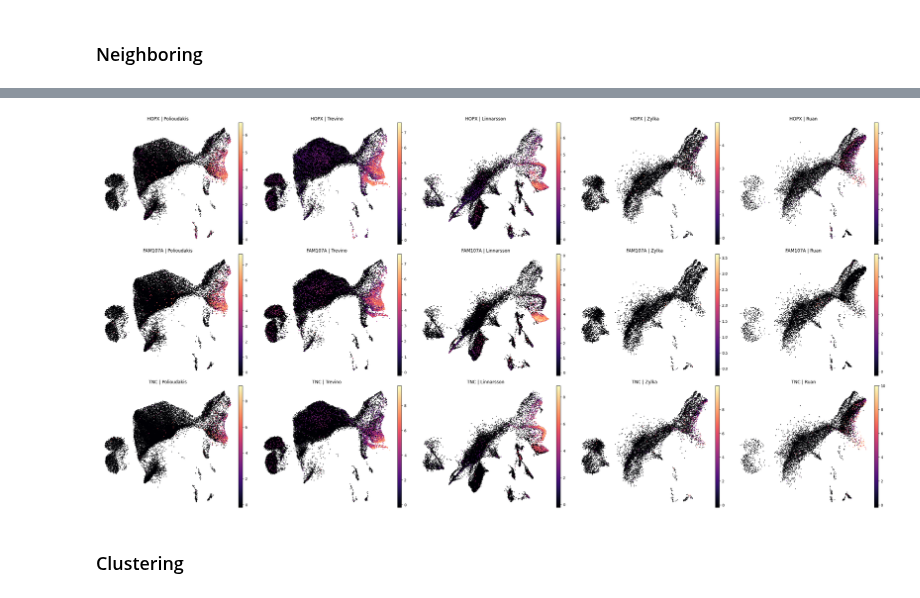
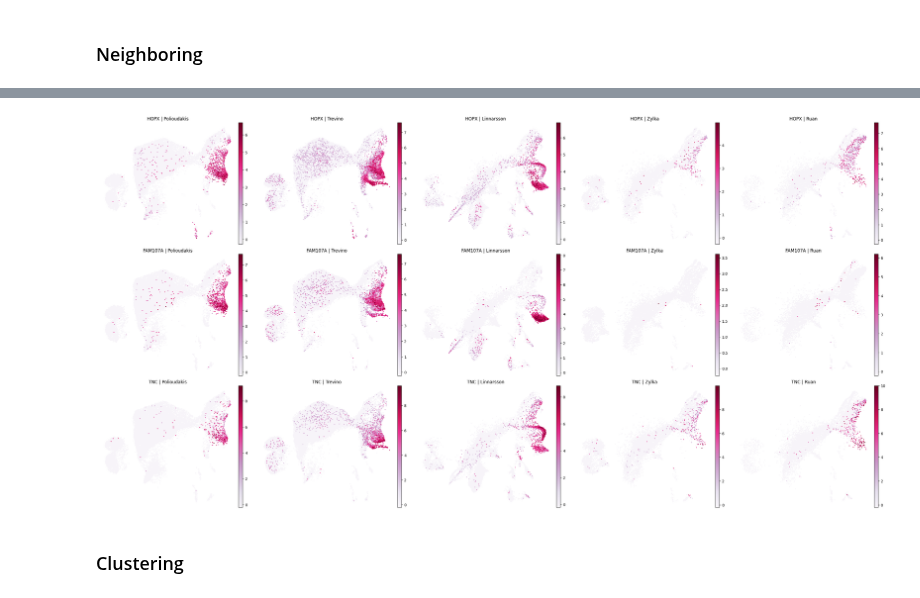
Before and after one commit to KalebicLab/ScDGomics, a Jupyter notebook: notebooks/scdgomics_clustering.ipynb, the cells around one changed output, grey strips where cells are left out. Cells and saved outputs as stored; diff of their text form; code cells hidden in the pictures.

```diff
--- a/notebooks/scdgomics_clustering.ipynb
+++ b/notebooks/scdgomics_clustering.ipynb
@@ -140,36 +140,36 @@ sc.tl.umap(adata, random_state = 111)
 # %%
 # List genes of interest
 genes = ['HOPX', 'FAM107A', 'TNC']
 
 # Define the subplots
 fig, axes = plt.subplots(len(genes), len(adata.obs['dataset_of_origin'].unique()), figsize = (6*len(adata.obs['dataset_of_origin'].unique()), 5*len(genes)))
 axes = axes.flatten()
 
 # Plot gene expression across datasets
 sp_index = 0
 for r_idx, gene in enumerate(genes):
     for d_idx, dataset in enumerate(adata.obs['dataset_of_origin'].unique()):
         ax = axes[sp_index]
         sc.pl.umap(
             adata[adata.obs['dataset_of_origin'] == dataset],
             color = gene,
             ax = ax,
             show = False,
-            size = 15,
+            size = 20,
             frameon = False,
             legend_loc = 'on_data',
             legend_fontsize = 10,
-            cmap = 'magma'
+            cmap = 'PuRd'
         )
         ax.set_title(f"{gene} | {dataset}")
         sp_index += 1
 
 plt.tight_layout()
 plt.savefig('/group/kalebic/Nikola/1_single_cell_final/Nikola_final/final/scdgomics/plots/clustering/UMAP_hNcx_mDG_mNcx_integrated_bRG_marker_expression.png',
             dpi = 300, bbox_inches = 'tight')
 plt.show()
 # %% [output]
-[figure, old version]
+[figure, new version]
 # %% [markdown]
 ### Clustering
 # %%
```
Also changed, not shown: parts of 17 cells of this notebook.
